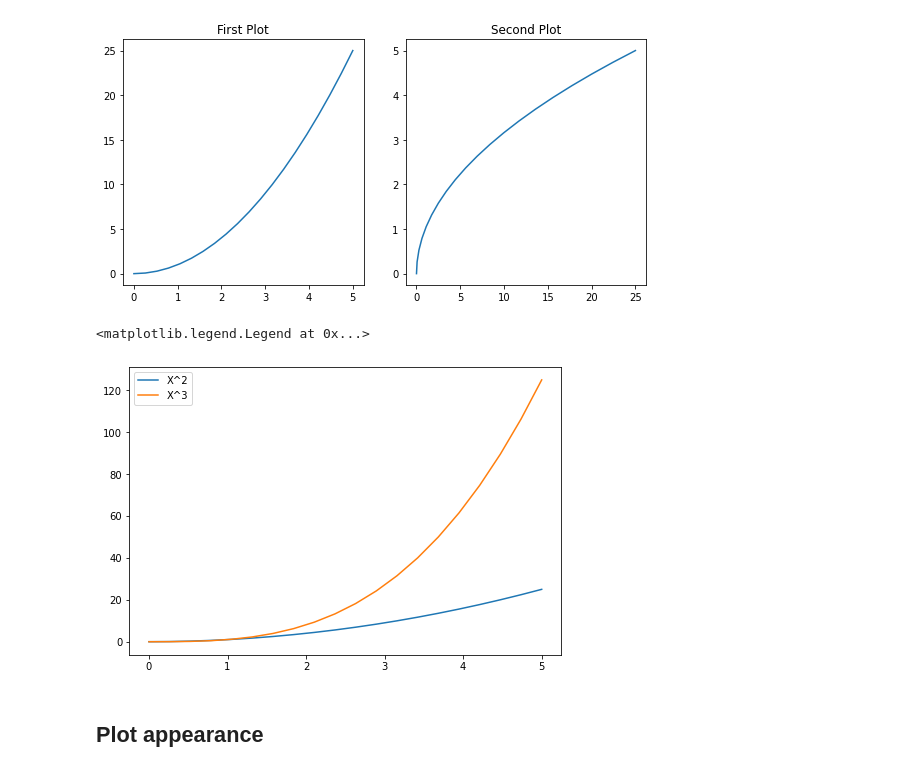
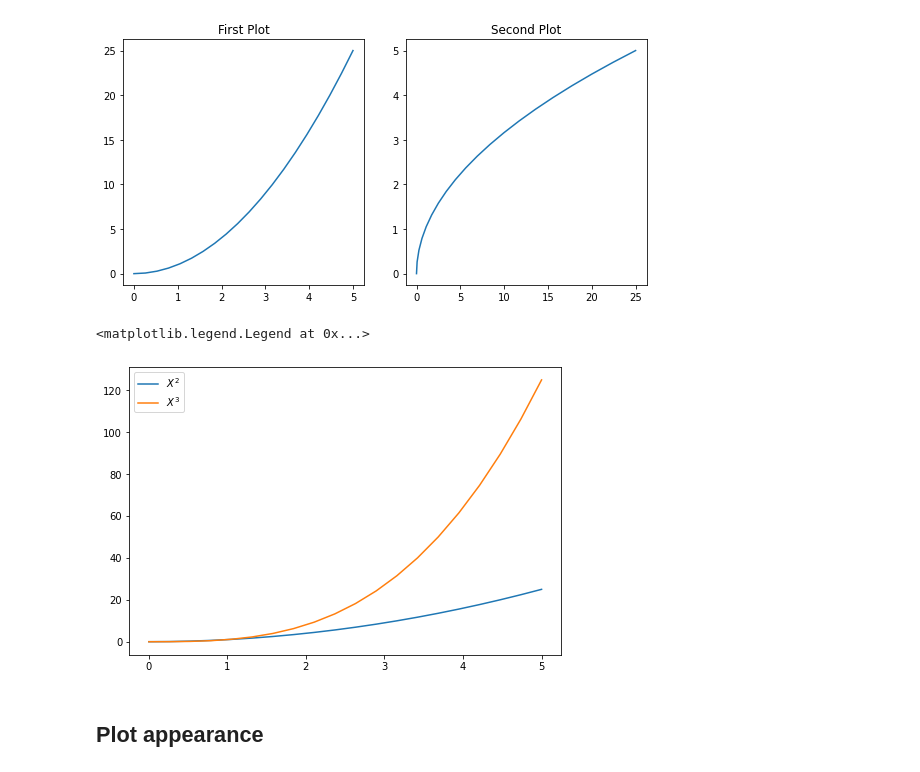
Before and after one commit to trinhdvt/Begin-with-Python, a Jupyter notebook: Data Visualization/Matplotlib/Matplotlib.ipynb, the cells around one changed output. Drawn from its saved outputs; the diff is of its cells as text; code cells hidden in the pictures.

Commit message:
#2 latex for legend

```diff
--- a/Data Visualization/Matplotlib/Matplotlib.ipynb
+++ b/Data Visualization/Matplotlib/Matplotlib.ipynb
@@ -60,13 +60,13 @@ Text(0.5, 1.0, 'Second Plot')
 # %%
 fig = plt.figure()
 axes = fig.add_axes([0,0,1,1])
 
-axes.plot(x, x**2, label="X^2")
-axes.plot(x, x**3, label="X^3")
+axes.plot(x, x**2, label="$X^2$")
+axes.plot(x, x**3, label="$X^3$")
 axes.legend(loc=0)
 # %% [output]
 <matplotlib.legend.Legend at 0x...>
-[figure, old version]
+[figure, new version]
 # %% [markdown]
 ## Plot appearance
 # %%
```
